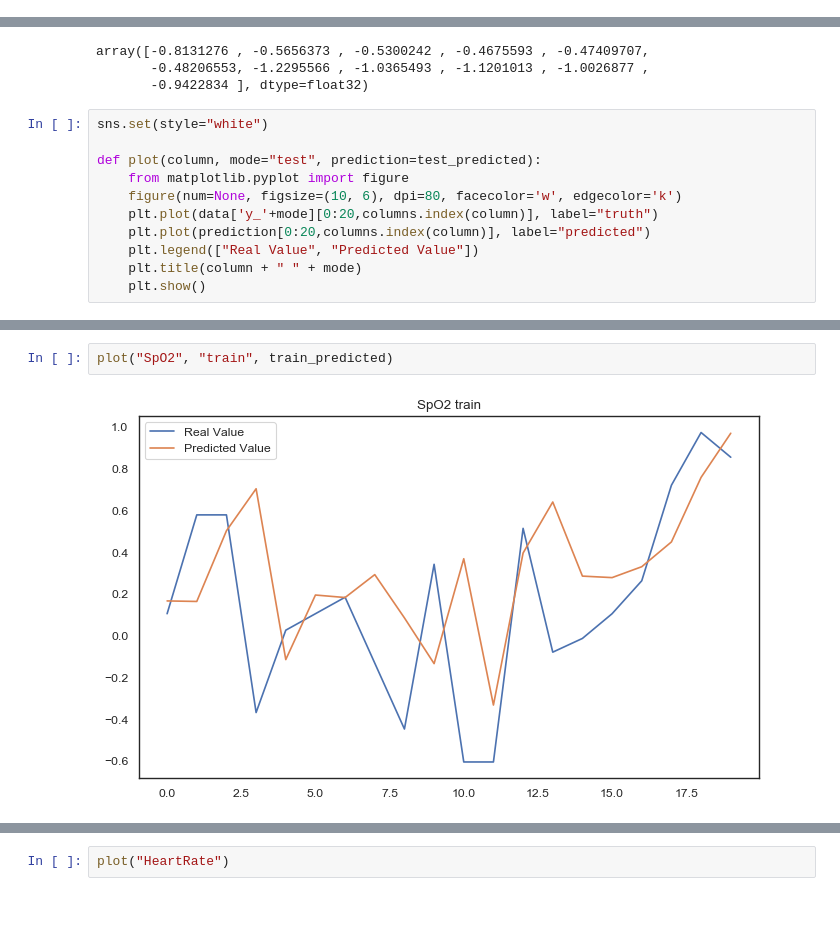
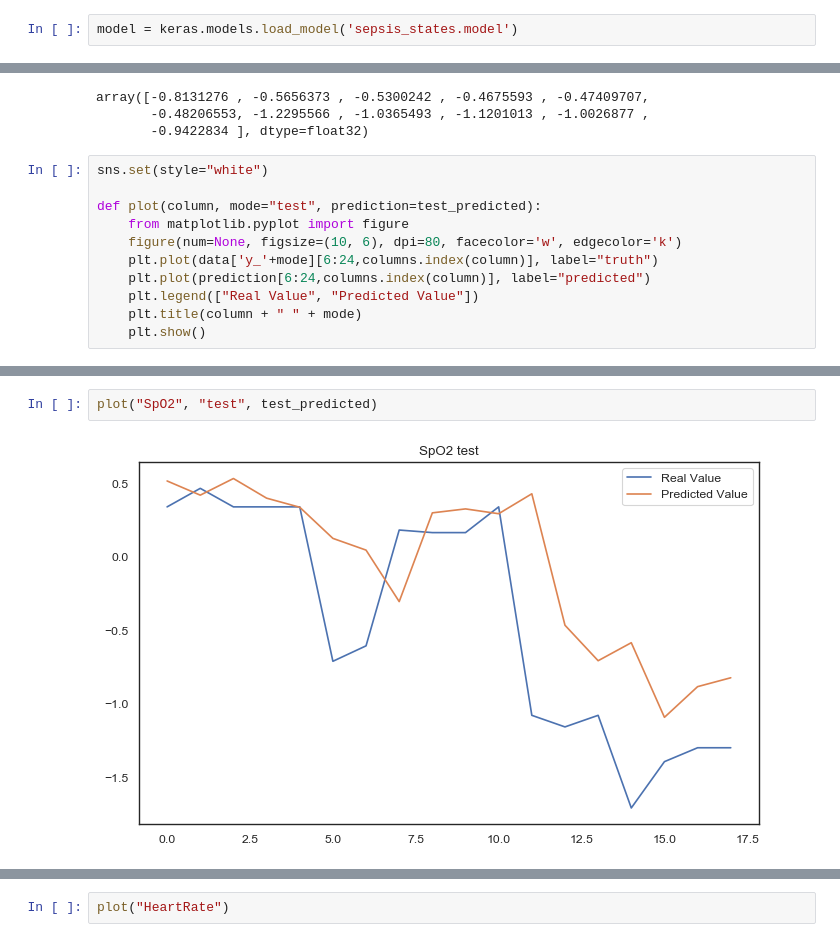
Before and after one commit to akiani/rlsepsis234, a Jupyter notebook: notebooks/simulator_model_no_embedding.ipynb, the cells around one changed output, grey strips where cells are left out. Drawn from its saved outputs; the diff is of its cells as text; blank space fills up the shorter version.

```diff
--- a/notebooks/simulator_model_no_embedding.ipynb
+++ b/notebooks/simulator_model_no_embedding.ipynb
@@ -95,6 +95,8 @@ Epoch 10/10
 # %%
 # save for gym env
 model.save('sepsis_states.model')
+# %%
+model = keras.models.load_model('sepsis_states.model')
 # %%
 test_predicted = model.predict(test_matrix)
 # %%
@@ -121,8 +123,8 @@ sns.set(style="white")
 def plot(column, mode="test", prediction=test_predicted):
     from matplotlib.pyplot import figure
     figure(num=None, figsize=(10, 6), dpi=80, facecolor='w', edgecolor='k')
-    plt.plot(data['y_'+mode][0:20,columns.index(column)], label="truth")
-    plt.plot(prediction[0:20,columns.index(column)], label="predicted")
+    plt.plot(data['y_'+mode][6:24,columns.index(column)], label="truth")
+    plt.plot(prediction[6:24,columns.index(column)], label="predicted")
     plt.legend(["Real Value", "Predicted Value"])
     plt.title(column + " " + mode)
     plt.show()
@@ -129,7 +135,7 @@ def plot(column, mode="test", prediction=test_predicted):
 # %%
-plot("SpO2", "train", train_predicted)
+plot("SpO2", "test", test_predicted)
 # %% [output]
-[figure, old version]
+[figure, new version]
 # %%
 plot("sofa")
 # %% [output]
```
Also changed, not shown: parts of 7 cells of this notebook, 5 other files.
